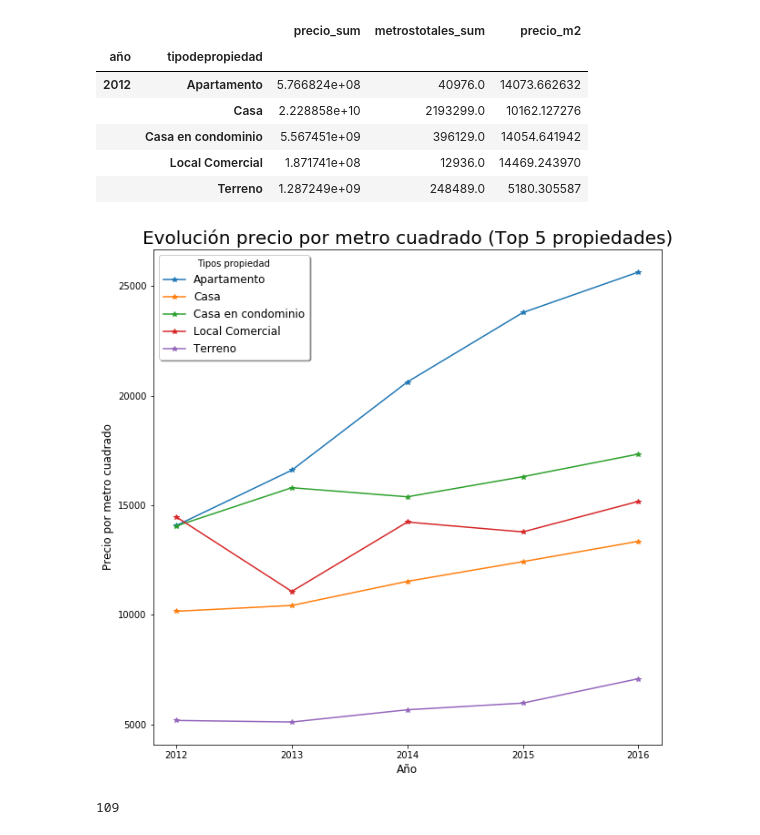
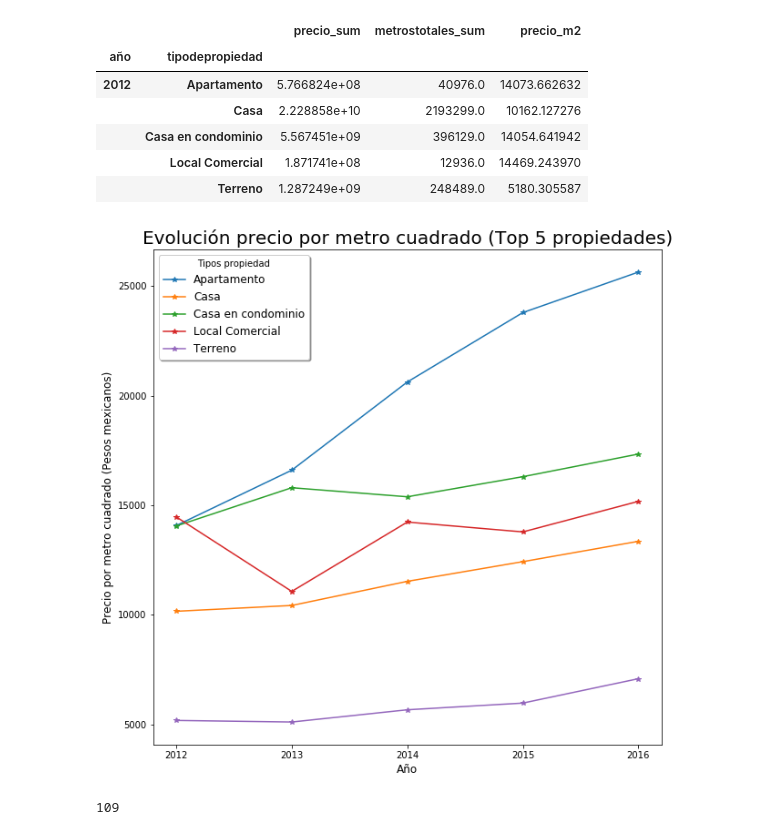
Before and after one commit to gdbien/9558-Organizacion-de-Datos, a Jupyter notebook: TP1/Franco/tp1_franco.ipynb, the cells around one changed output. Saved outputs shown, nothing was run; the diff lists cells and outputs as text; code cells hidden in the pictures.

```diff
--- a/TP1/Franco/tp1_franco.ipynb
+++ b/TP1/Franco/tp1_franco.ipynb
@@ -477,14 +477,14 @@ df_limpio_grouped = df_limpio_grouped['precio_m2']
 tabla = df_limpio_grouped.unstack()
 # %%
 grafico_evolucion = tabla.plot(kind = 'line', figsize=(10,10), style='-*');
-grafico_evolucion.set_ylabel("Precio por metro cuadrado", size = 12)
+grafico_evolucion.set_ylabel("Precio por metro cuadrado (Pesos mexicanos)", size = 12)
 grafico_evolucion.set_xlabel("Año", size = 12)
 grafico_evolucion.set_title("Evolución precio por metro cuadrado (Top 5 propiedades)", size = 20)
 grafico_evolucion.legend(title = 'Tipos propiedad', fontsize = 'large',loc='upper left' , shadow=True, ncol=1)
 grafico_evolucion.set_xticks(tabla.index)
 plt.savefig('evo_precio_m2.png', bbox_inches = 'tight')
 # %% [output]
-[figure, old version]
+[figure, new version]
 # %%
 len(df[(df['tipodepropiedad'].isin(['Local Comercial']) & (df['año'] == 2012))])
 # %% [output]
```
Also changed, not shown: parts of 20 cells of this notebook.
